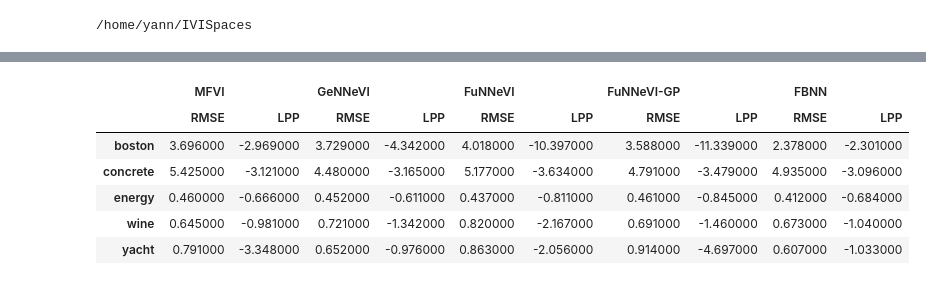
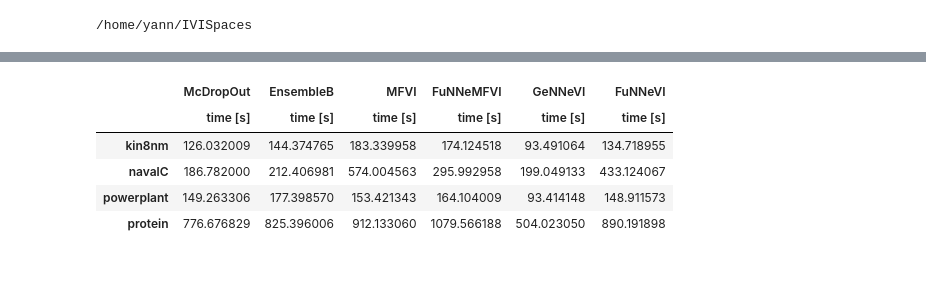
Before and after one commit to yannpequignot/IVISpaces, a Jupyter notebook: Notebooks/NewResults.ipynb, the cells around one changed output, grey strips where cells are left out. Drawn from its saved outputs; the diff is of its cells as text; code cells hidden in the pictures.

```diff
--- a/Notebooks/NewResults.ipynb
+++ b/Notebooks/NewResults.ipynb
@@ -27,23 +56,0 @@ for dataset in RESULTS.keys():
-# %%
-from itertools import product
-methods=['MFVI','GeNNeVI','FuNNeVI','FuNNeVI-GP','FBNN']#['FuNNeVI','FuNNeVI-GP']
-metrics=['RMSE','LPP']
-
-
-# Defining custom function
-# which returns the list for
-# df.style.apply() method
-def boldface_min(s):
-    is_min = s == s.min()
-    return ['font-weight: bold' if cell else '' for cell in is_min]
-def boldface_max(s):
-    is_max = s == s.max()
-    return ['font-weight: bold' if cell else '' for cell in is_max]
-
-
-
-index=pd.MultiIndex.from_product([methods,metrics])#, names=['method', 'metric']
-df=pd.DataFrame(data=RESULTS).transpose()
-df[index].style.\
-    apply(boldface_min,subset=[(method,'RMSE') for method in methods], axis=1).\
-    apply(boldface_max,subset=[(method,'LPP') for method in methods], axis=1)
@@ -130,2 +57,2 @@ df[index]
 # %%
-pd.DataFrame(data=RESULTS).transpose()
+res=pd.DataFrame(RESULTS).transpose()
@@ -228,2 +59,2 @@ for dataset in STDS.keys():
 # %%
-res=pd.DataFrame(RESULTS).transpose().round(3)
+stds=pd.DataFrame(STDS).transpose()
@@ -243,30 +72,33 @@ res
 # %%
-methods=['MFVI','GeNNeVI','FuNNeVI','FuNNeVI-GP','FBNN']#['FuNNeVI','FuNNeVI-GP']##
-metrics=['RMSE','LPP']
+methods=['McDropOut','EnsembleB','MFVI','FuNNeMFVI','GeNNeVI','FuNNeVI']#,'FBNN']#'EnsembleB',,'FuNNeVI-GP']#,'FBNN']#['FuNNeVI',]##
+metrics=['time [s]']#['RMSE']#,
+#metrics=['LPP']#['RMSE']##['RMSE']#,'LPP']
 index=pd.MultiIndex.from_product([methods,metrics])#, names=['method', 'metric']
 
 
 # Defining custom function
 # which returns the list for
 # df.style.apply() method
 def boldface_min(s):
     is_min = s == s.min()
     return ['font-weight: bold' if cell else '' for cell in is_min]
 def boldface_max(s):
     is_max = s == s.max()
     return ['font-weight: bold' if cell else '' for cell in is_max]
 
 
 
-final=res[index].style.\
-    apply(boldface_min,subset=[(method,'RMSE') for method in methods], axis=1).\
-    apply(boldface_max,subset=[(method,'LPP') for method in methods], axis=1)
-final
+#final=res[index].style.apply(boldface_min,subset=[(method,'RMSE') for method in methods], axis=1)
+#final=res[index].style.apply(boldface_max,subset=[(method,'LPP') for method in methods], axis=1)
+#final=res[index]#\
+#
+res[index]
+#final
+#res[index]
 # %% [output]
-|  | MFVI |  | GeNNeVI |  | FuNNeVI |  | FuNNeVI-GP |  | FBNN |  |
-|  | RMSE | LPP | RMSE | LPP | RMSE | LPP | RMSE | LPP | RMSE | LPP |
-| boston | 3.696000 | -2.969000 | 3.729000 | -4.342000 | 4.018000 | -10.397000 | 3.588000 | -11.339000 | 2.378000 | -2.301000 |
-| concrete | 5.425000 | -3.121000 | 4.480000 | -3.165000 | 5.177000 | -3.634000 | 4.791000 | -3.479000 | 4.935000 | -3.096000 |
-| energy | 0.460000 | -0.666000 | 0.452000 | -0.611000 | 0.437000 | -0.811000 | 0.461000 | -0.845000 | 0.412000 | -0.684000 |
-| wine | 0.645000 | -0.981000 | 0.721000 | -1.342000 | 0.820000 | -2.167000 | 0.691000 | -1.460000 | 0.673000 | -1.040000 |
-| yacht | 0.791000 | -3.348000 | 0.652000 | -0.976000 | 0.863000 | -2.056000 | 0.914000 | -4.697000 | 0.607000 | -1.033000 |
+|  | McDropOut | EnsembleB | MFVI | FuNNeMFVI | GeNNeVI | FuNNeVI |
+|  | time [s] | time [s] | time [s] | time [s] | time [s] | time [s] |
+| kin8nm | 126.032009 | 144.374765 | 183.339958 | 174.124518 | 93.491064 | 134.718955 |
+| navalC | 186.782000 | 212.406981 | 574.004563 | 295.992958 | 199.049133 | 433.124067 |
+| powerplant | 149.263306 | 177.398570 | 153.421343 | 164.104009 | 93.414148 | 148.911573 |
+| protein | 776.676829 | 825.396006 | 912.133060 | 1079.566188 | 504.023050 | 890.191898 |
```
Also changed, not shown: parts of 65 cells of this notebook, 11 other files.
